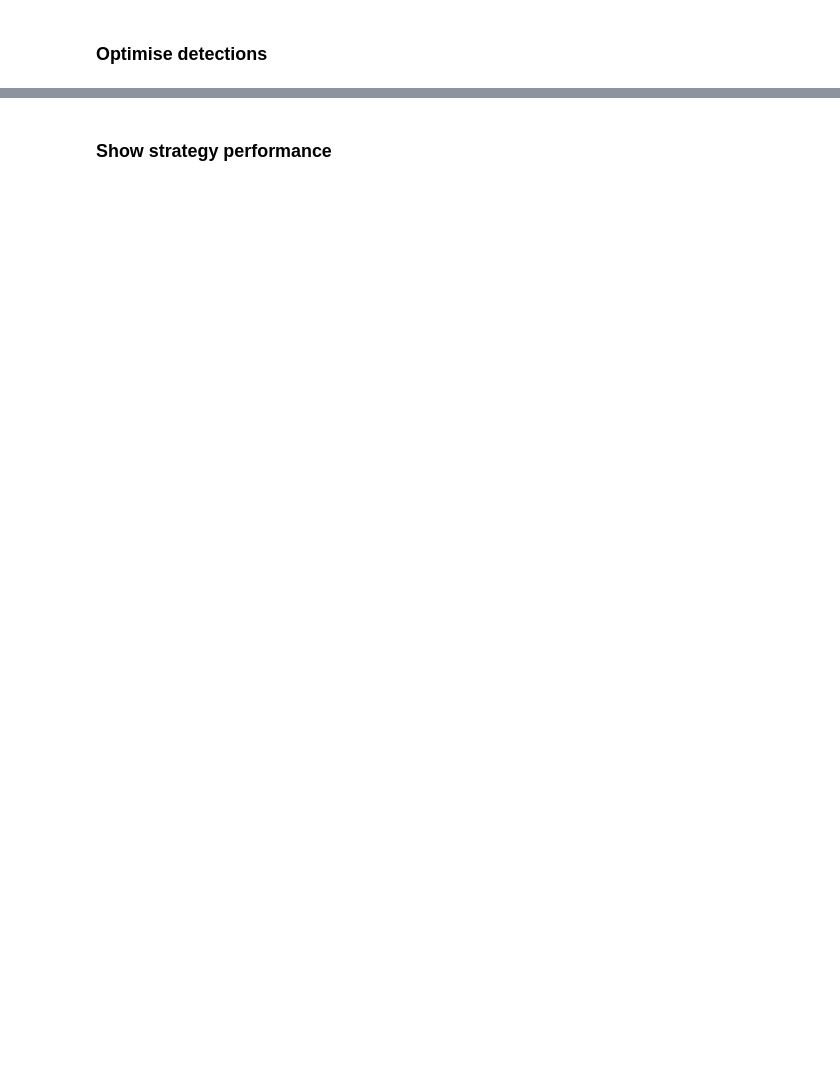
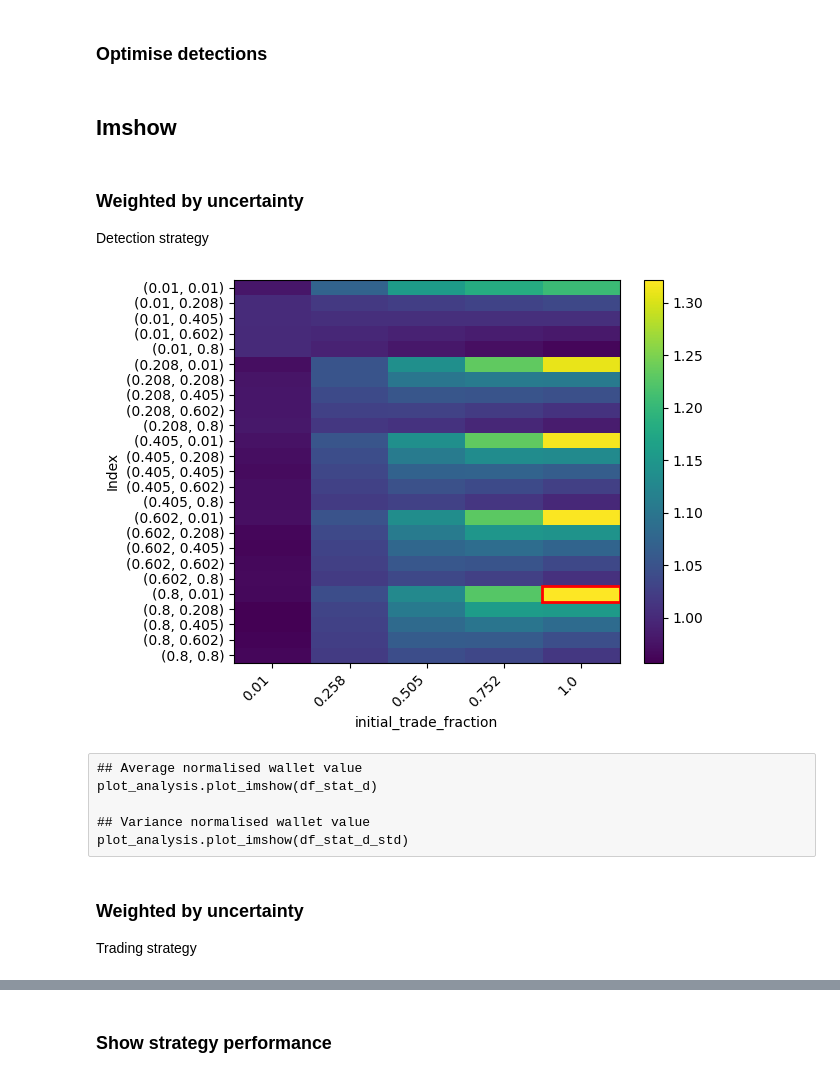
Before and after one commit to janalbertviljoen/Trading_Bot, a Jupyter notebook: optimise_strategies.ipynb, the cells around one changed output, grey strips where cells are left out. Cells and saved outputs as stored; diff of their text form; code cells hidden in the pictures; blank space fills up the shorter version.

Commit message:
Added analysis class

```diff
--- a/optimise_strategies.ipynb
+++ b/optimise_strategies.ipynb
@@ -33,9 +36,15 @@ dict_detect_range = {"rolling_window":np.arange(1,12,1),
 # %%
 #Trading amounts
 dict_trade_logic = {"initial_investment":100,
+                    "initial_trade_fraction":0.5,
                     "trade_fraction_cash":0.2, #Fraction of cash value traded
                     "trade_fraction_volume":0.2, #Fraction of unit volume traded
                    }
+
+dict_trade_range = {"trade_fraction_cash":np.round(np.linspace(0.01,0.8,5),3),
+                    "trade_fraction_volume":np.round(np.linspace(0.01,0.8,5),3),
+                    "initial_trade_fraction":np.round(np.linspace(0.01,1,5),3)
+                   }
 # %% [markdown]
 ## Initialisation
 # %%
@@ -43,6 +52,7 @@ koudie = PromisedLandTrader(dict_read_data,
                             dict_detect_trades,
                             dict_trade_logic,
                             dict_detect_range,
+                            dict_trade_range,
                             )
 # %% [markdown]
 ### Performs trades and evaluate strategy
@@ -54,0 +65,2 @@ df_time_s = koudie.df_timeseries
+# %%
+albi = PromisedLandExplorer(koudie)
@@ -90,0 +75,21 @@ plt.show()
+# %% [markdown]
+## Imshow
+# %% [markdown]
+### Weighted by uncertainty
+Detection strategy
+# %%
+df_stat = albi.df_stat_t.groupby(params_trade)["trade_weighted"].mean().to_frame().unstack().droplevel(0,axis=1)
+# %%
+## Weighted by variance, normalised wallet value
+plot_analysis.plot_imshow(df_stat)
+# %% [output]
+[figure, added]
+# %% [raw]
+## Average normalised wallet value
+plot_analysis.plot_imshow(df_stat_d)
+
+## Variance normalised wallet value
+plot_analysis.plot_imshow(df_stat_d_std)
+# %% [markdown]
+### Weighted by uncertainty
+Trading strategy
```
Also changed, not shown: parts of 52 cells of this notebook, 5 other files.
